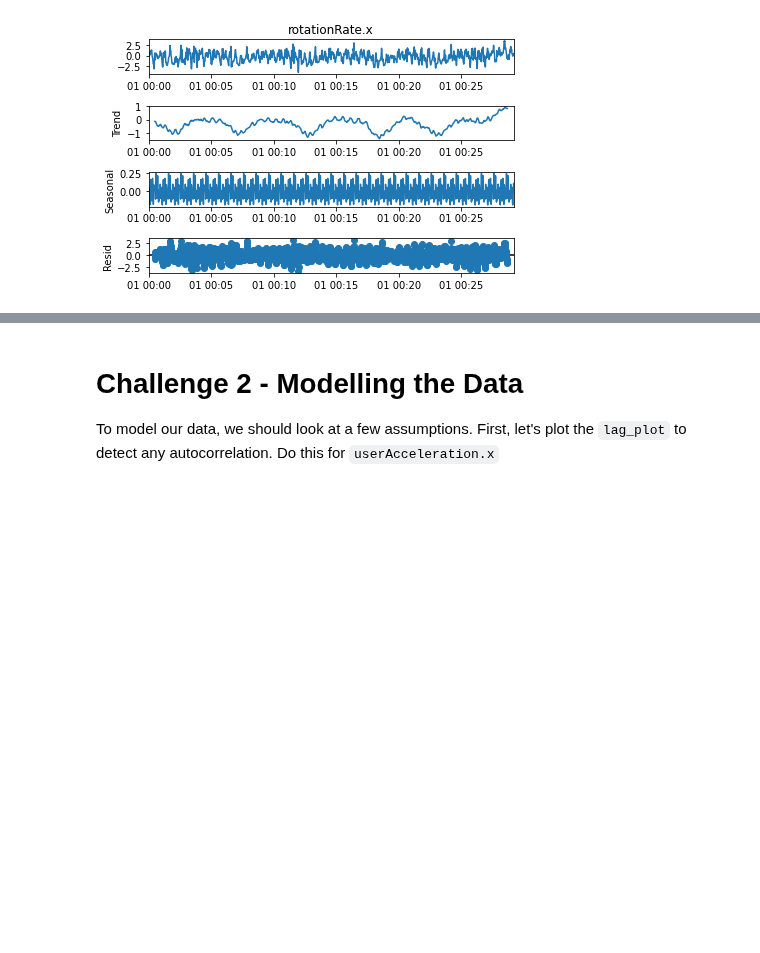
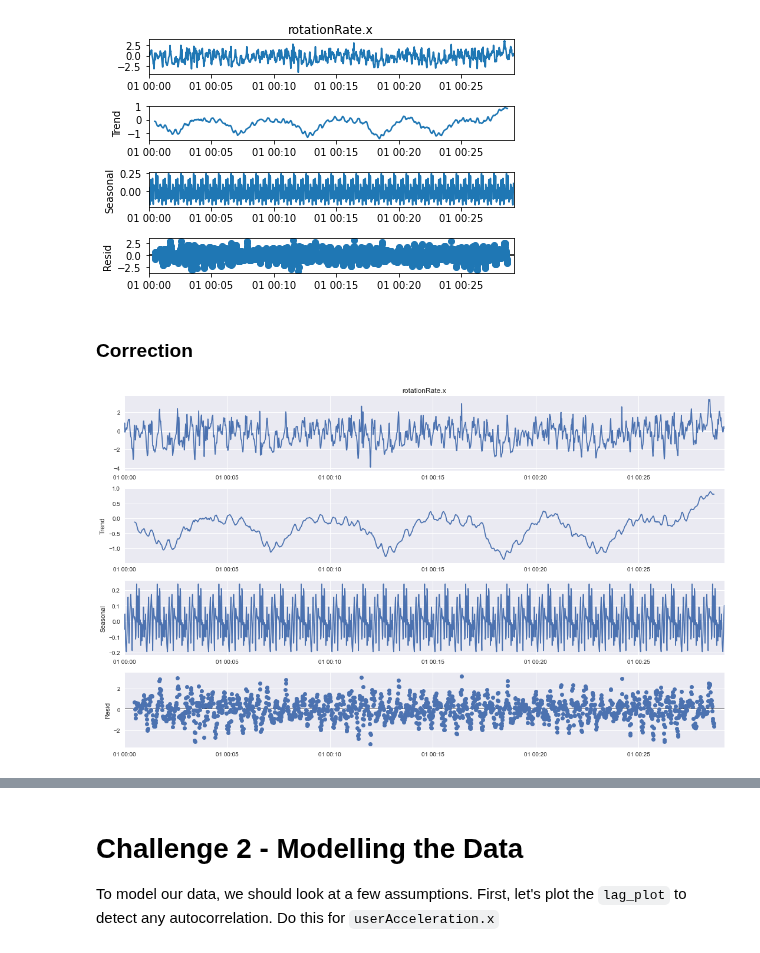
Before and after one commit to ironhack-datalabs/datamad1020, a Jupyter notebook: module-2/lab-time-series/your-code/main.ipynb, the cells around one changed output, grey strips where cells are left out. Saved outputs shown, nothing was run; the diff lists cells and outputs as text; code cells hidden in the pictures; blank space fills up the shorter version.

```diff
--- a/module-2/lab-time-series/your-code/main.ipynb
+++ b/module-2/lab-time-series/your-code/main.ipynb
@@ -120,3 +187,11 @@ res2 = sm.tsa.seasonal_decompose(sensor['rotationRate.x'],
 res2.plot();
 # %% [output]
 [figure]
+# %% [markdown]
+### Correction
+# %%
+rcParams['figure.figsize'] = 15, 9
+
+res2.plot();
+# %% [output]
+[figure, added]
```
Also changed, not shown: parts of 22 cells of this notebook.
